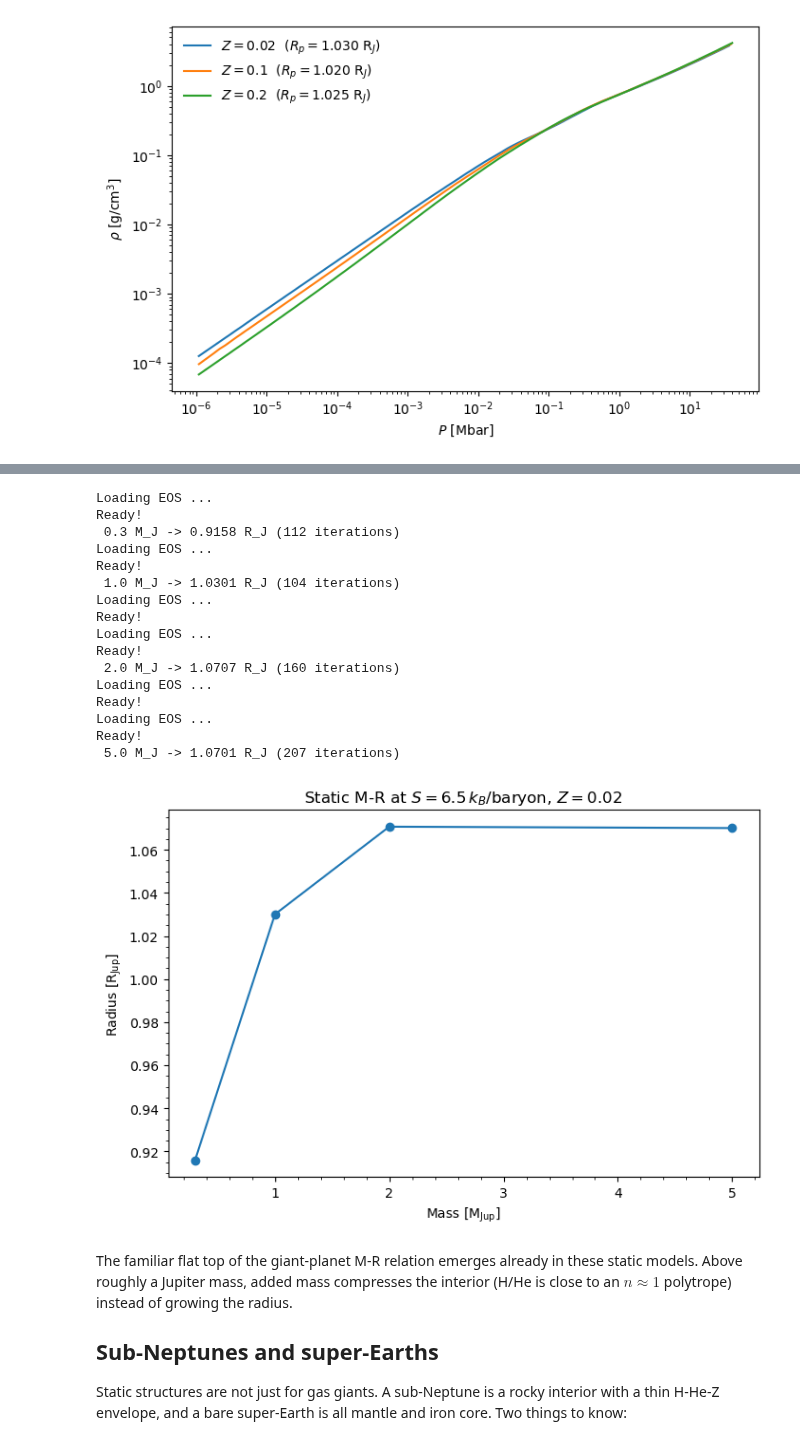
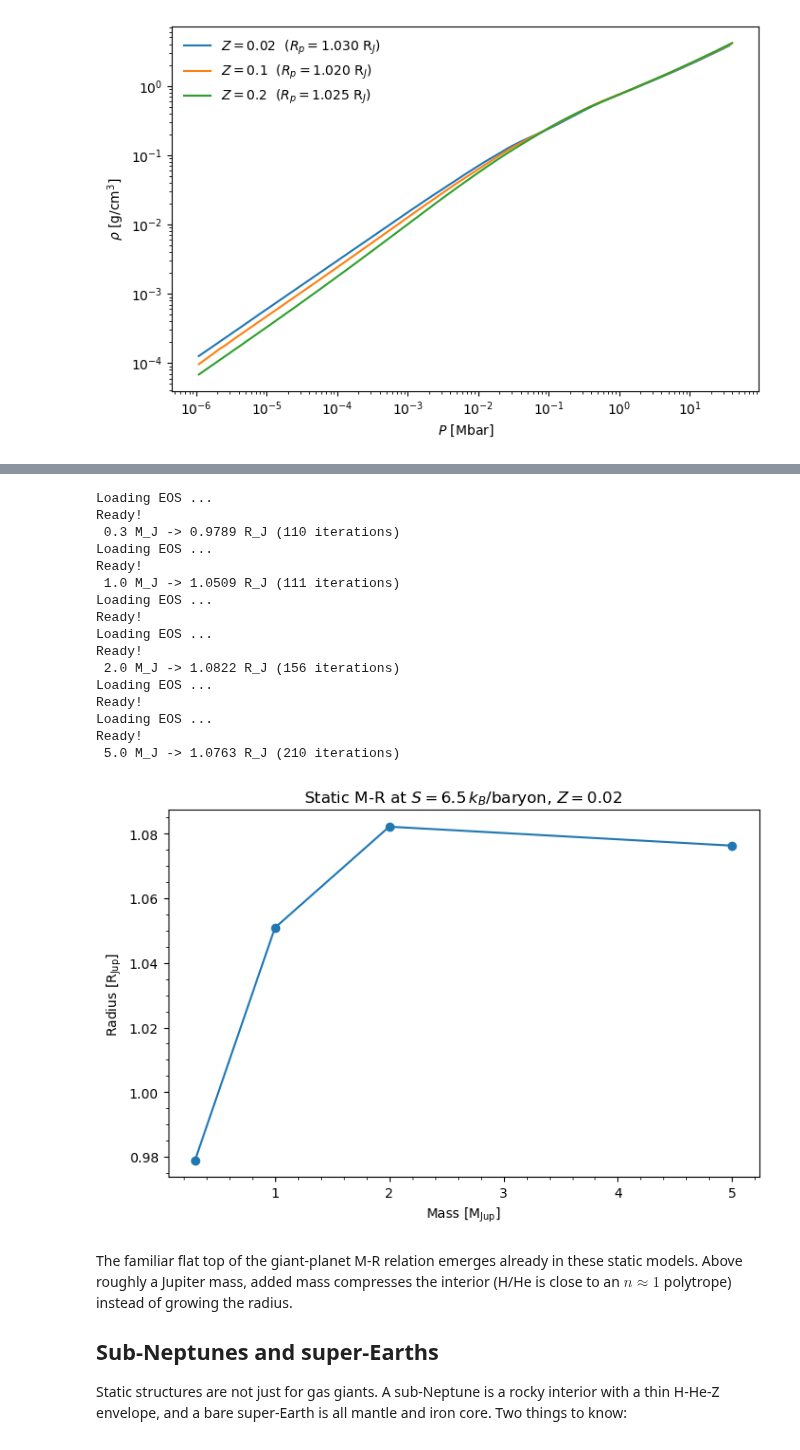
Before and after one commit to robtejada/orchard-public, a Jupyter notebook: tutorial_static_structures.ipynb, the cells around one changed output, grey strips where cells are left out. Cells and saved outputs as stored; diff of their text form; code cells hidden in the pictures.

```diff
--- a/tutorial_static_structures.ipynb
+++ b/tutorial_static_structures.ipynb
@@ -81,37 +88,40 @@ My favorite use of static structures is a mass-radius relation in a couple of mi
 # %%
 masses_mj = [0.3, 1.0, 2.0, 5.0]
 radii_rj = []
 
 for mmj in masses_mj:
-    m = build(M_MJup=mmj, S=6.5, Y=0.277, Z=0.02, mass_core=10.0)
+    # Coreless: above ~1 M_J a compact core sits at pressures the default
+    # mg2sio4 mantle EOS does not cover (see the note below).
+    m = build(M_MJup=mmj, S=6.5, Y=0.277, Z=0.02,
+              mass_core=0.0, mass_core_fe=0.0)
     radii_rj.append(m.radius_rj)
     print(f"{mmj:4.1f} M_J -> {m.radius_rj:.4f} R_J ({m.niter} iterations)")
 
 plt.figure(figsize=(8, 5))
 plt.plot(masses_mj, radii_rj, 'o-')
 plt.xlabel(r'Mass [M$_{\rm Jup}$]')
 plt.ylabel(r'Radius [R$_{\rm Jup}$]')
 plt.title(r'Static M-R at $S = 6.5\,k_B$/baryon, $Z = 0.02$')
 plt.minorticks_on()
 plt.show()
 # %% [output]
 Loading EOS ...
 Ready!
- 0.3 M_J -> 0.9158 R_J (112 iterations)
+ 0.3 M_J -> 0.9789 R_J (110 iterations)
 Loading EOS ...
 Ready!
- 1.0 M_J -> 1.0301 R_J (104 iterations)
+ 1.0 M_J -> 1.0509 R_J (111 iterations)
 Loading EOS ...
 Ready!
 Loading EOS ...
 Ready!
- 2.0 M_J -> 1.0707 R_J (160 iterations)
+ 2.0 M_J -> 1.0822 R_J (156 iterations)
 Loading EOS ...
 Ready!
 Loading EOS ...
 Ready!
- 5.0 M_J -> 1.0701 R_J (207 iterations)
+ 5.0 M_J -> 1.0763 R_J (210 iterations)
-[figure, old version]
+[figure, new version]
 # %% [markdown]
 The familiar flat top of the giant-planet M-R relation emerges already in these static models. Above roughly a Jupiter mass, added mass compresses the interior (H/He is close to an $n \approx 1$ polytrope) instead of growing the radius.
 
```
Also changed, not shown: parts of 1 cell of this notebook, 3 other files.
